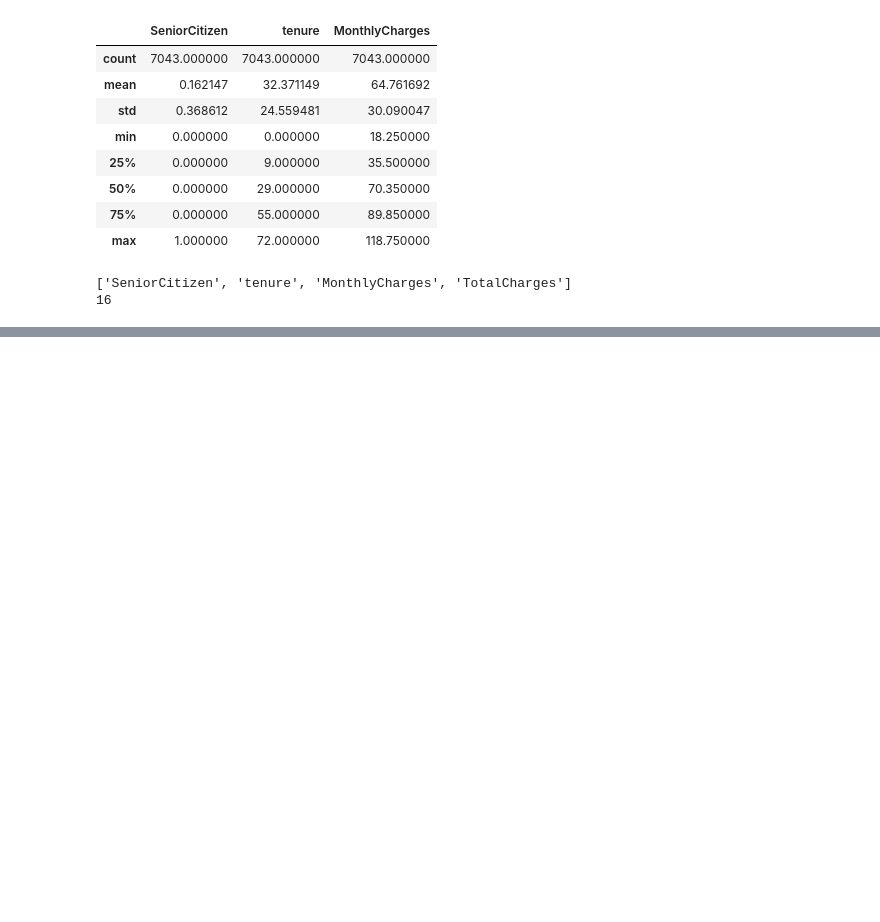
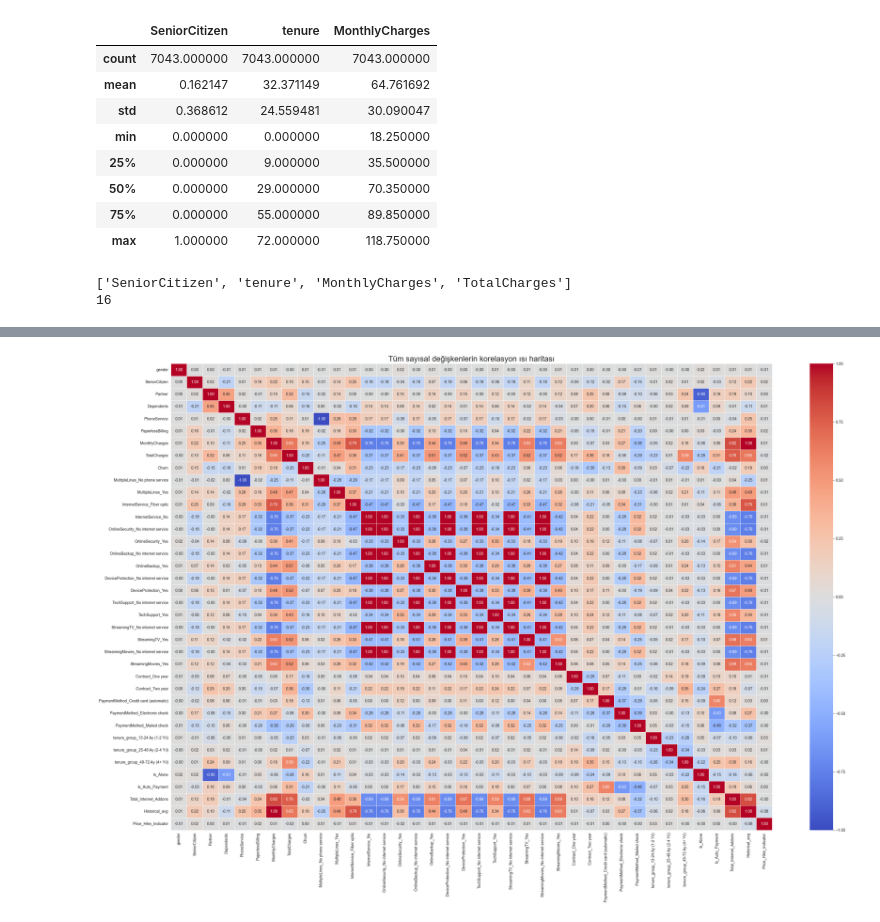
Before and after one commit to MehmetUlDG/Python-VeriBilimi, a Jupyter notebook: Telekom Müşteri Ayrılma (Churn) Tahmini/telekom_churn.ipynb, the cells around one changed output, grey strips where cells are left out. Drawn from its saved outputs; the diff is of its cells as text; code cells hidden in the pictures; blank space fills up the shorter version.

```diff
--- a/Telekom Müşteri Ayrılma (Churn) Tahmini/telekom_churn.ipynb
+++ b/Telekom Müşteri Ayrılma (Churn) Tahmini/telekom_churn.ipynb
@@ -137,0 +463,29 @@ for column in categorial_features:
+# %%
+df_numeric=df_encoded.drop('customerID',axis=1)
+# %%
+df_numeric['TotalCharges']=pd.to_numeric(df_numeric['TotalCharges'],errors='coerce')
+# %%
+df_numeric=df_numeric.dropna()
+# %%
+# .corr() fonksiyonu, tüm sütunlar arasındaki korelasyonu hesaplar
+# Sonuç, her sütunun her sütunla ilişkisini gösteren bir matris (tablo) olur
+corr_matrix = df_numeric.corr()
+# %%
+plt.figure(figsize=(30,20))
+
+sns.heatmap(
+    corr_matrix,
+    annot=True,
+    fmt='.2f',
+    cmap='coolwarm',
+    linewidths= .5
+)
+
+plt.title('Tüm sayısal değişkenlerin korelasyon ısı haritası',fontsize=20)
+plt.xticks(rotation=90)
+plt.yticks(rotation=0)
+plt.tight_layout()
+#plt.savefig('correlation_heatmap.png')
+plt.show()
+# %% [output]
+[figure, added]
```
Also changed, not shown: parts of 96 cells of this notebook, 2 other files.
